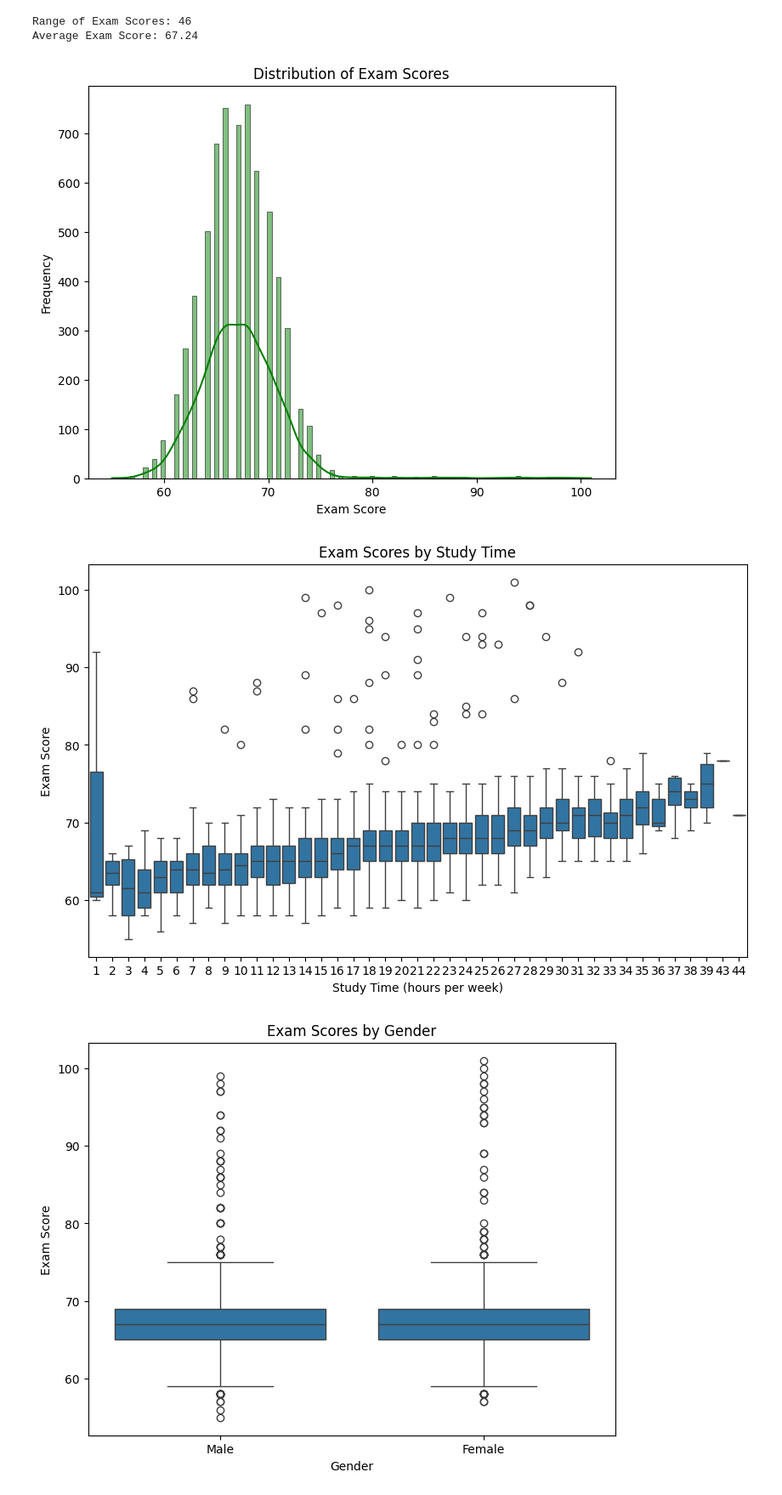
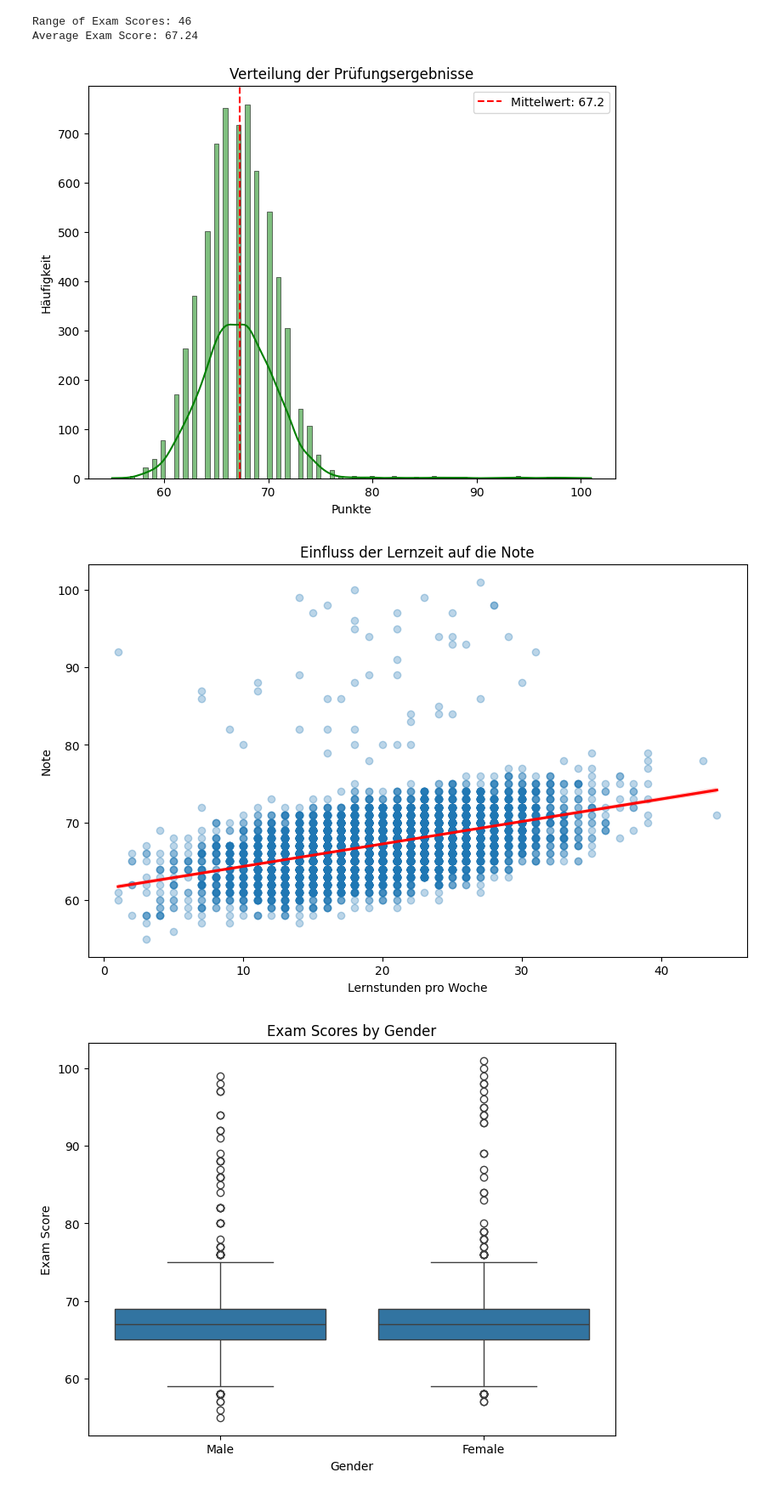
Before and after one commit to dhbw-ma-ppp/ppp-2025, a Jupyter notebook: Exercises/student_performance_factors_J,M,F/visualisation.ipynb, the cells around one changed output. Shown: that part at 85% size. Saved outputs shown, nothing was run; the diff lists cells and outputs as text; code cells hidden in the pictures.

```diff
--- a/Exercises/student_performance_factors_J,M,F/visualisation.ipynb
+++ b/Exercises/student_performance_factors_J,M,F/visualisation.ipynb
@@ -41,25 +41,27 @@ print(f"Average Exam Score: {average_score:.2f}")
 Range of Exam Scores: 46
 Average Exam Score: 67.24
 # %%
-# Detailed distribution of exam scores
 plt.figure(figsize=(8, 6))
 sns.histplot(data['Exam_Score'], kde=True, color='green')
-plt.title('Distribution of Exam Scores')
-plt.xlabel('Exam Score')
-plt.ylabel('Frequency')
+# Mittelwert einzeichnen
+plt.axvline(data['Exam_Score'].mean(), color='red', linestyle='--', label=f"Mittelwert: {data['Exam_Score'].mean():.1f}")
+plt.title('Verteilung der Prüfungsergebnisse')
+plt.xlabel('Punkte')
+plt.ylabel('Häufigkeit')
+plt.legend()
 plt.show()
 # %% [output]
-[figure, old version]
+[figure, new version]
 # %%
-# scores by study time
 plt.figure(figsize=(10, 6))
-sns.boxplot(x='Hours_Studied', y='Exam_Score', data=data)
-plt.title('Exam Scores by Study Time')
-plt.xlabel('Study Time (hours per week)')
-plt.ylabel('Exam Score')
+# regplot zeichnet Punkte und eine Trendlinie
+sns.regplot(x='Hours_Studied', y='Exam_Score', data=data, scatter_kws={'alpha':0.3}, line_kws={'color':'red'})
+plt.title('Einfluss der Lernzeit auf die Note')
+plt.xlabel('Lernstunden pro Woche')
+plt.ylabel('Note')
 plt.show()
 # %% [output]
-[figure, old version]
+[figure, new version]
 # %%
 #scores by gender
 plt.figure(figsize=(8, 6))
```
Also changed, not shown: parts of 6 cells of this notebook.
